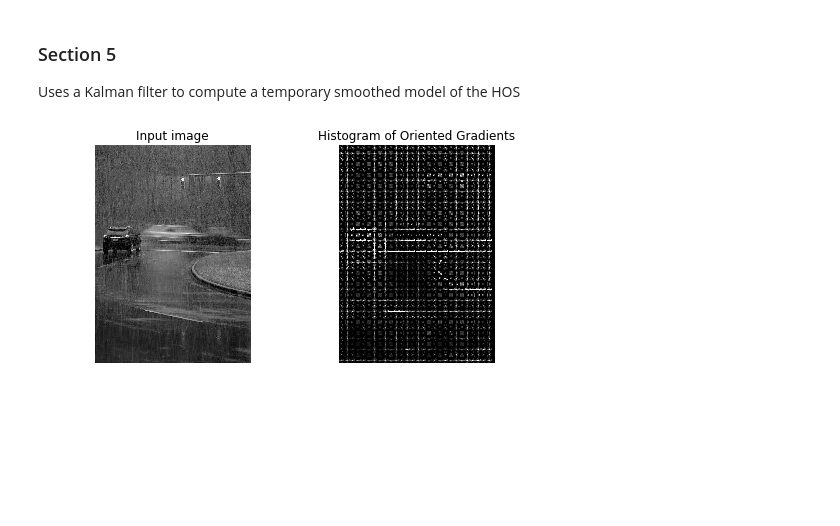
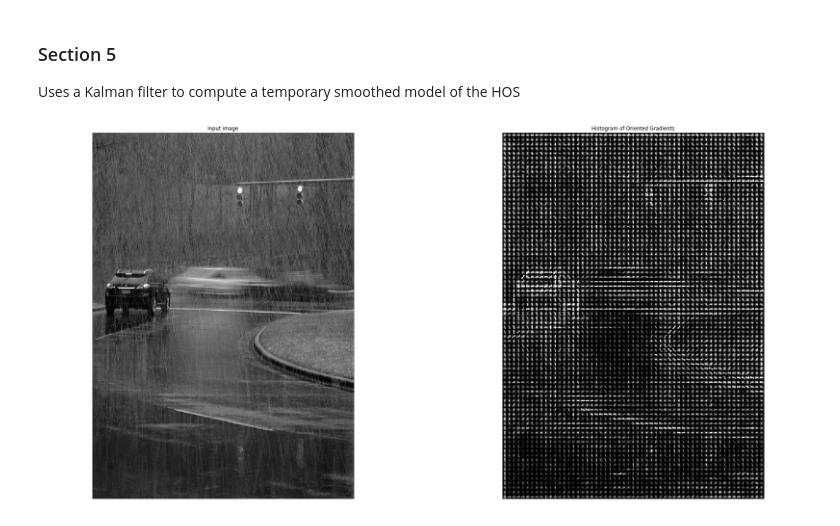
Before and after one commit to smba-camera/image-processing, a Jupyter notebook: src/image_processing/hidrometeor_detection/FirstTry.ipynb, the cells around one changed output. Drawn from its saved outputs; the diff is of its cells as text; code cells hidden in the pictures; blank space fills up the shorter version.

```diff
--- a/src/image_processing/hidrometeor_detection/FirstTry.ipynb
+++ b/src/image_processing/hidrometeor_detection/FirstTry.ipynb
@@ -278,29 +431,29 @@ Uses a Kalman filter to compute a temporary smoothed model of the HOS
 # %%
 import matplotlib.pyplot as plt
 
 from skimage.feature import hog
 from skimage import data, color, exposure, io
 
-data = io.imread('C:/Users/Paul/Desktop/SS2017/SMBAD/testimages/test-rain.jpg')
+data = io.imread('C:/SS2017/SMBAD/testimages/test-rain.jpg')
 image = color.rgb2gray(data)
 
-fd, hog_image = hog(image, orientations=8, pixels_per_cell=(16, 16),
-                    cells_per_block=(1, 1), visualise=True)
+fd, hog_image = hog(image, orientations=16, pixels_per_cell=(8, 8),
+                    cells_per_block=(1, 1),block_norm='L1', visualise=True)
 
-fig, (ax1, ax2) = plt.subplots(1, 2, figsize=(8, 4), sharex=True, sharey=True)
+fig, (ax1, ax2) = plt.subplots(1, 2, figsize=(32, 16), sharex=True, sharey=True)
 
 ax1.axis('off')
 ax1.imshow(image, cmap=plt.cm.gray)
 ax1.set_title('Input image')
 ax1.set_adjustable('box-forced')
 
 # Rescale histogram for better display
 hog_image_rescaled = exposure.rescale_intensity(hog_image, in_range=(0, 0.02))
 
 ax2.axis('off')
 ax2.imshow(hog_image_rescaled, cmap=plt.cm.gray)
 ax2.set_title('Histogram of Oriented Gradients')
 ax1.set_adjustable('box-forced')
 plt.show()
 # %% [output]
-[figure, old version]
+[figure, new version]
```
Also changed, not shown: parts of 6 cells of this notebook, 2 other files.
